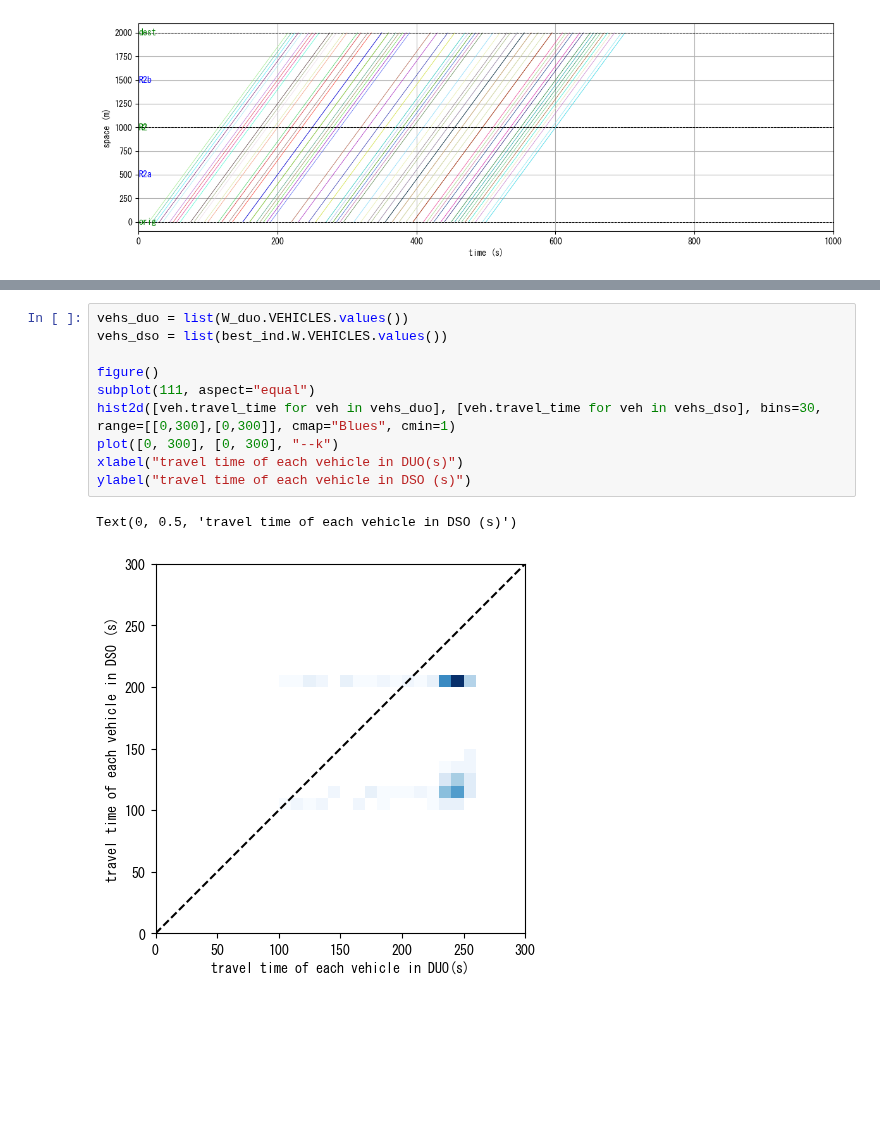
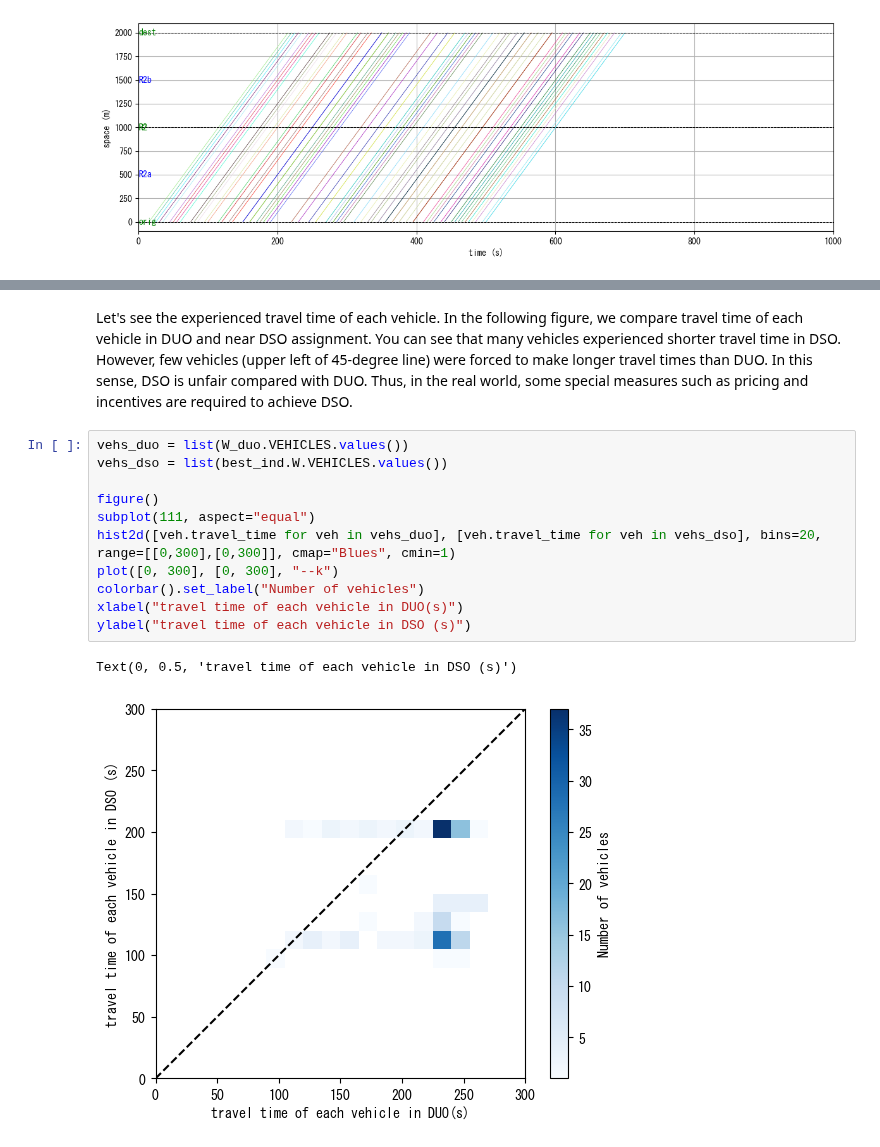
Before and after one commit to toruseo/UXsim, a Jupyter notebook: demos_and_examples/demo_notebook_07en_optimal_routing.ipynb, the cells around one changed output, grey strips where cells are left out. Cells and saved outputs as stored; diff of their text form; blank space fills up the shorter version.

```diff
--- a/demos_and_examples/demo_notebook_07en_optimal_routing.ipynb
+++ b/demos_and_examples/demo_notebook_07en_optimal_routing.ipynb
@@ -347,13 +368,16 @@ Fitness:  -123825.0
+# %% [markdown]
+Let's see the experienced travel time of each vehicle. In the following figure, we compare travel time of each vehicle in DUO and near DSO assignment. You can see that many vehicles experienced shorter travel time in DSO. However, few vehicles (upper left of 45-degree line) were forced to make longer travel times than DUO. In this sense, DSO is unfair compared with DUO. Thus, in the real world, some special measures such as pricing and incentives are required to achieve DSO.
 # %%
 vehs_duo = list(W_duo.VEHICLES.values())
 vehs_dso = list(best_ind.W.VEHICLES.values())
 
 figure()
 subplot(111, aspect="equal")
-hist2d([veh.travel_time for veh in vehs_duo], [veh.travel_time for veh in vehs_dso], bins=30, range=[[0,300],[0,300]], cmap="Blues", cmin=1)
+hist2d([veh.travel_time for veh in vehs_duo], [veh.travel_time for veh in vehs_dso], bins=20, range=[[0,300],[0,300]], cmap="Blues", cmin=1)
 plot([0, 300], [0, 300], "--k")
+colorbar().set_label("Number of vehicles")
 xlabel("travel time of each vehicle in DUO(s)")
 ylabel("travel time of each vehicle in DSO (s)")
 # %% [output]
 Text(0, 0.5, 'travel time of each vehicle in DSO (s)')
-[figure, old version]
+[figure, new version]
```
Also changed, not shown: parts of 19 cells of this notebook, 4 other files.
